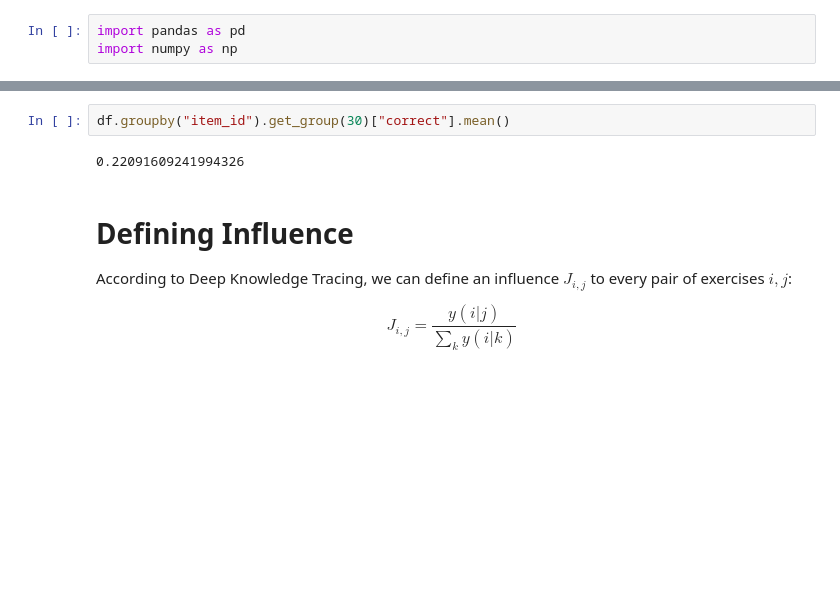
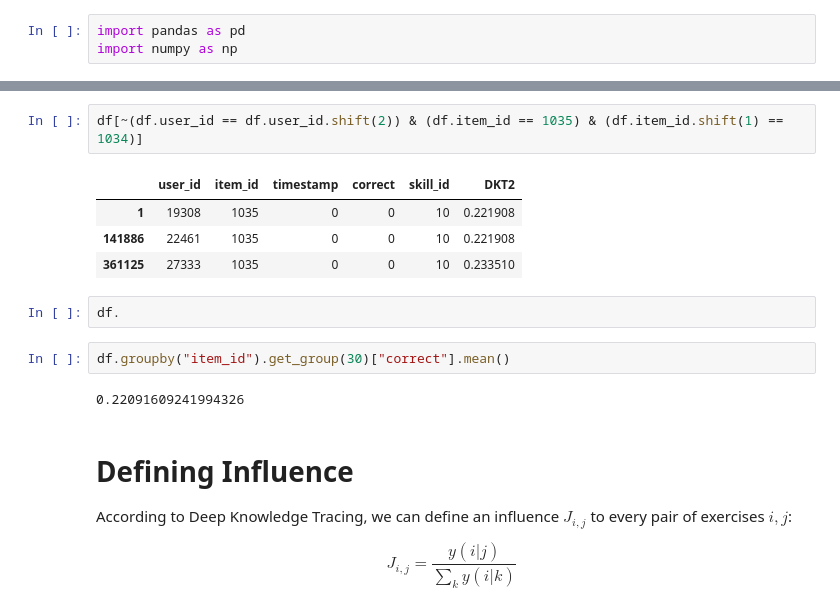
Before and after one commit to nicolagp/learner-performance-prediction, a Jupyter notebook: knowledge_dependencies/Knowledge Dependencies.ipynb, the cells around one changed output, grey strips where cells are left out. Cells and saved outputs as stored; diff of their text form; blank space fills up the shorter version.

```diff
--- a/knowledge_dependencies/Knowledge Dependencies.ipynb
+++ b/knowledge_dependencies/Knowledge Dependencies.ipynb
@@ -15,3 +15,12 @@ df.head()
+# %%
+df[~(df.user_id == df.user_id.shift(2)) & (df.item_id == 1035) & (df.item_id.shift(1) == 1034)]
+# %% [output]
+|  | user_id | item_id | timestamp | correct | skill_id | DKT2 |
+| 1 | 19308 | 1035 | 0 | 0 | 10 | 0.221908 |
+| 141886 | 22461 | 1035 | 0 | 0 | 10 | 0.221908 |
+| 361125 | 27333 | 1035 | 0 | 0 | 10 | 0.233510 |
+# %%
+df.
 # %%
 df.groupby("item_id").get_group(30)["correct"].mean()
 # %% [output]
```
Also changed, not shown: parts of 1 cell of this notebook, 1 other file.
